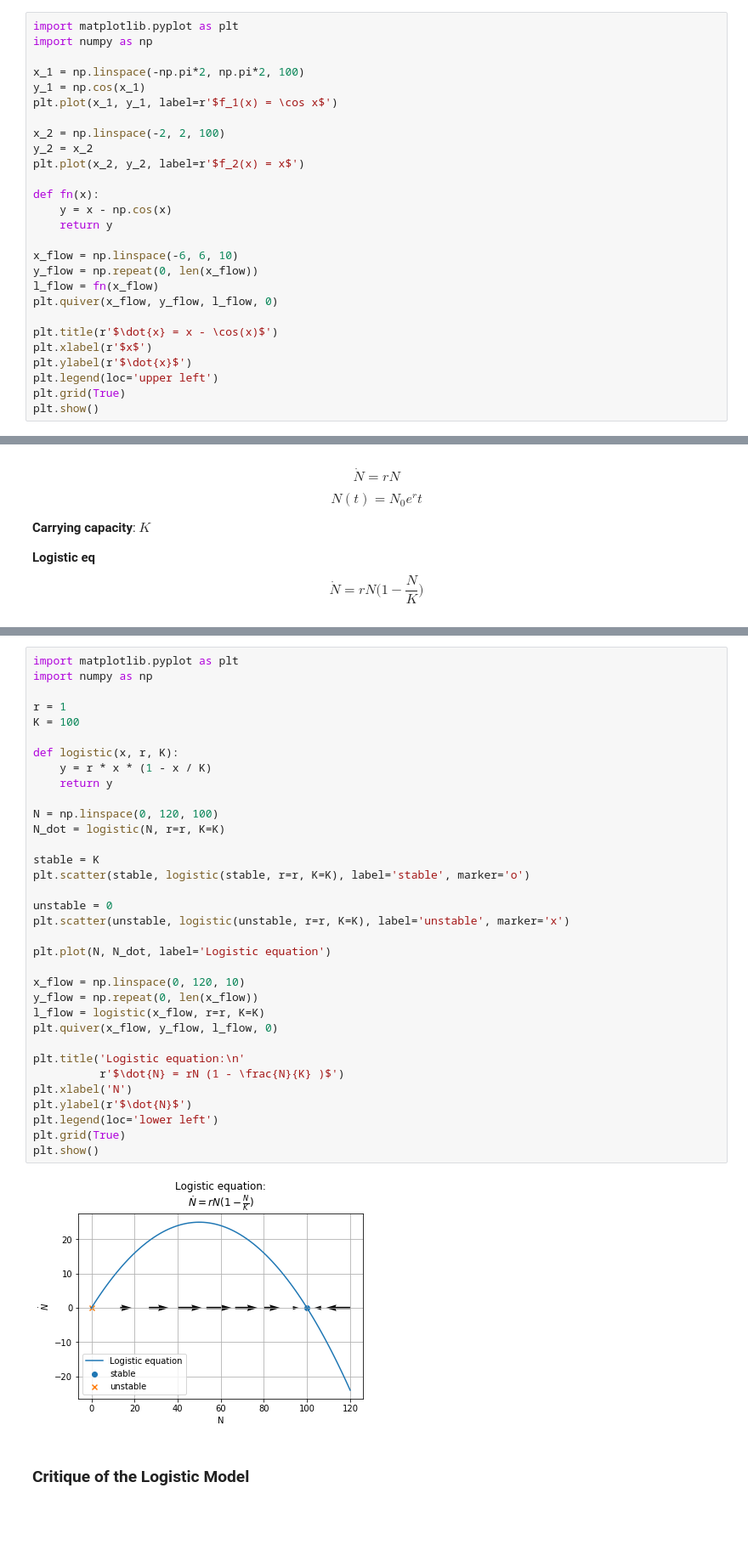
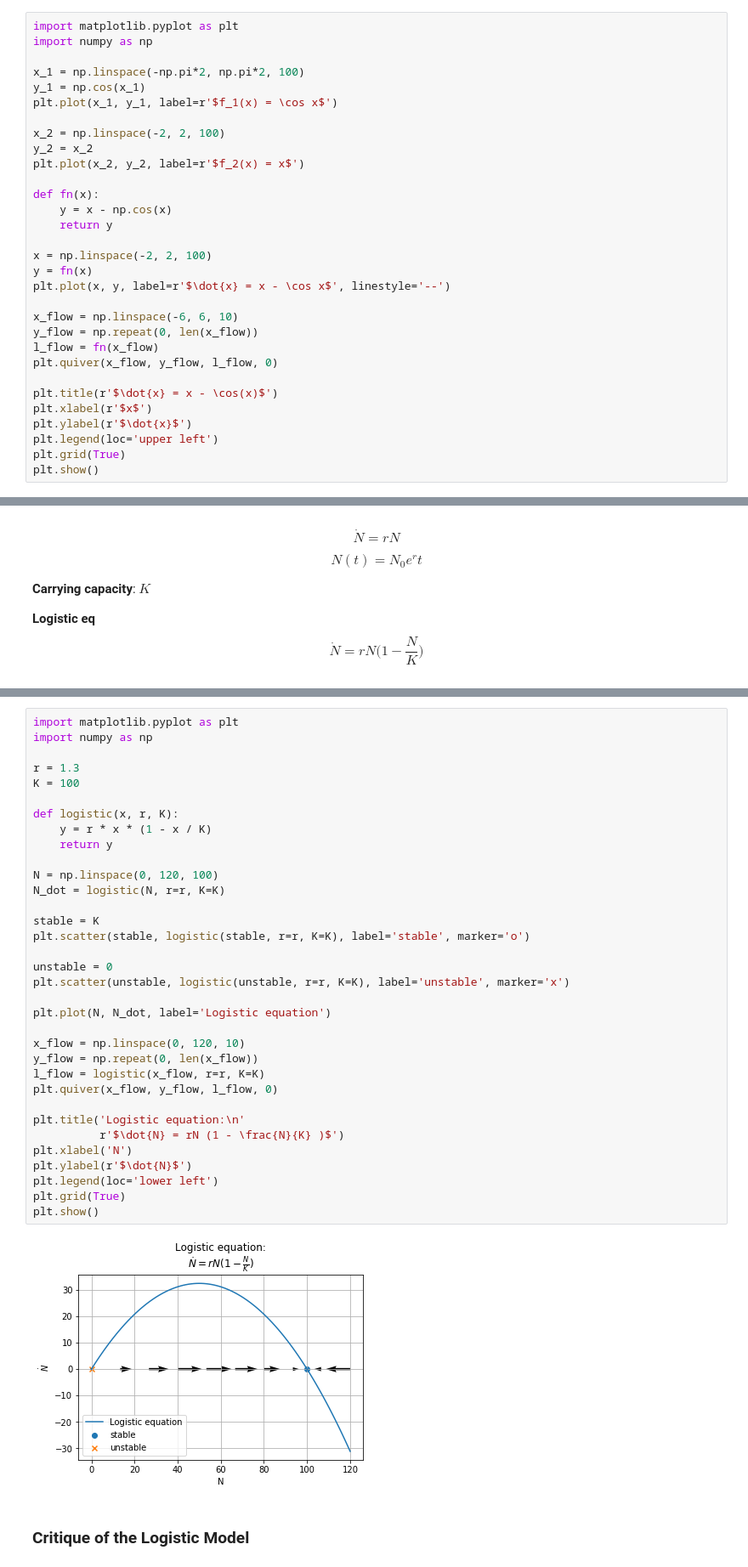
Before and after one commit to shumez/NLDC, a Jupyter notebook: c02/note.ipynb, the cells around one changed output, grey strips where cells are left out. Shown at 85% size. Saved outputs shown, nothing was run; the diff lists cells and outputs as text; blank space fills up the shorter version.

```diff
--- a/c02/note.ipynb
+++ b/c02/note.ipynb
@@ -153,6 +153,10 @@ def fn(x):
     y = x - np.cos(x)
     return y
 
+x = np.linspace(-2, 2, 100)
+y = fn(x)
+plt.plot(x, y, label=r'$\dot{x} = x - \cos x$', linestyle='--')
+
 x_flow = np.linspace(-6, 6, 10)
 y_flow = np.repeat(0, len(x_flow))
 l_flow = fn(x_flow)
@@ -181,38 +212,38 @@ $$\dot{N} = rN \Big(1 - \frac{N}{K} \Big)$$
 import matplotlib.pyplot as plt
 import numpy as np
 
-r = 1
+r = 1.3
 K = 100
 
 def logistic(x, r, K):
     y = r * x * (1 - x / K)
     return y
 
 N = np.linspace(0, 120, 100)
 N_dot = logistic(N, r=r, K=K)
 
 stable = K
 plt.scatter(stable, logistic(stable, r=r, K=K), label='stable', marker='o')
 
 unstable = 0
 plt.scatter(unstable, logistic(unstable, r=r, K=K), label='unstable', marker='x')
 
 plt.plot(N, N_dot, label='Logistic equation')
 
 x_flow = np.linspace(0, 120, 10)
 y_flow = np.repeat(0, len(x_flow))
 l_flow = logistic(x_flow, r=r, K=K)
 plt.quiver(x_flow, y_flow, l_flow, 0)
 
 plt.title('Logistic equation:\n'
           r'$\dot{N} = rN (1 - \frac{N}{K} )$')
 plt.xlabel('N')
 plt.ylabel(r'$\dot{N}$')
 plt.legend(loc='lower left')
 plt.grid(True)
 plt.show()
 # %% [output]
-[figure, old version]
+[figure, new version]
 # %% [markdown]
 ### Critique of the Logistic Model
 # %% [markdown]
```
Also changed, not shown: parts of 4 cells of this notebook.
